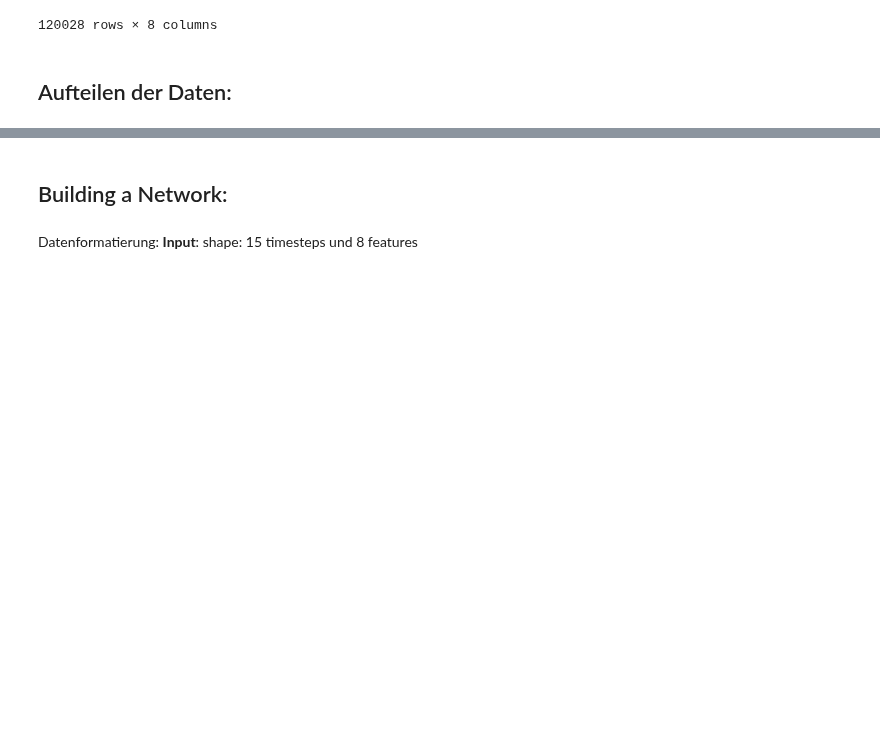
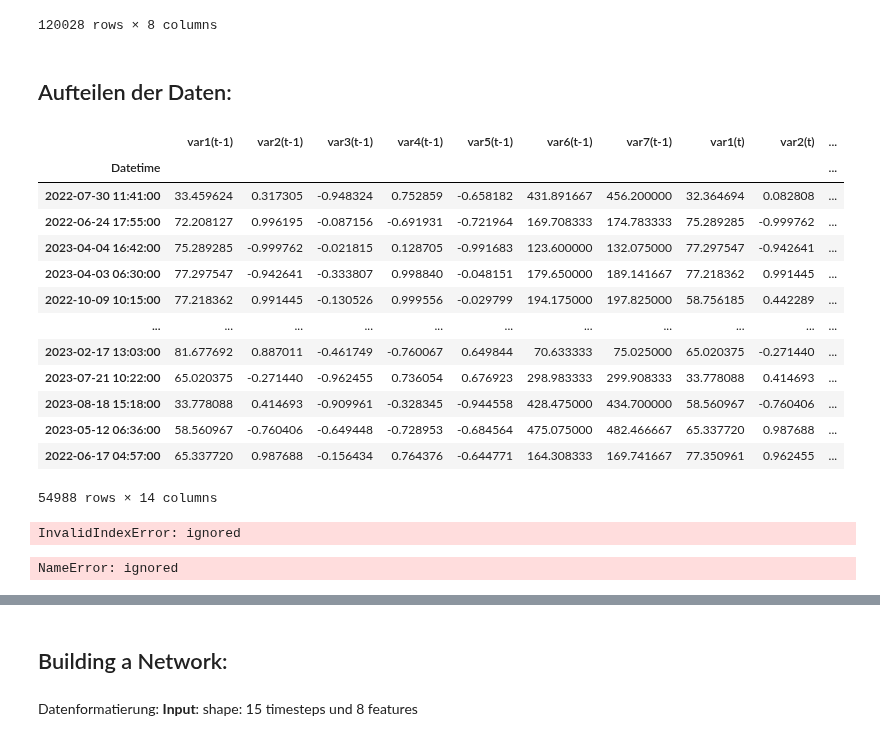
Before and after one commit to rjanow/Masterarbeit, a Jupyter notebook: 2.1_Modeling_and_Prediction.ipynb, the cells around one changed output, grey strips where cells are left out. Saved outputs shown, nothing was run; the diff lists cells and outputs as text; code cells hidden in the pictures; blank space fills up the shorter version.

```diff
--- a/2.1_Modeling_and_Prediction.ipynb
+++ b/2.1_Modeling_and_Prediction.ipynb
@@ -141,3 +141,6 @@ date_cos      float64
 Glo           float64
 Glo_SPLite    float64
 dtype: object
+# %%
+# Extrahieren der Spalten, die für das Modell genutzt werden sollen
+cols = list(df_model)[1:]
@@ -163,12 +170,3 @@ normalize(df_model, order = 1)
 120028 rows × 8 columns
 # %% [markdown]
 ## Aufteilen der Daten:
-# %%
-# Aufteilen der Messdaten in Train-, Test und Validierungsset
-
-# Zuerst teilen Sie den DataFrame in Trainingsdaten (70%) und einen kombinierten Validierungs-Test-Datensatz (30%).
-df_train, df_val_test = train_test_split(df_model, test_size=0.3, random_state=42)
-# Dann teilen Sie den kombinierten Validierungs-Test-Datensatz in Validierungs- und Testdatensätze (jeweils 50% davon).
-df_val, df_test = train_test_split(df_val_test, test_size=0.5, random_state=42)
-# %%
-target = df_train.pop("UVI")
@@ -174,0 +179,41 @@ target = df_train.pop("UVI")
+# %%
+# convert series to supervised learning
+def series_to_supervised(data, n_in=1, n_out=1, dropnan=True):
+  n_vars = 1 if type(data) is list else data.shape[1]
+  df = pd.DataFrame(data)
+  cols, names = list(), list()
+   # input sequence (t-n, ... t-1)
+  for i in range(n_in, 0, -1):
+    cols.append(df.shift(i))
+    names += [('var%d(t-%d)' % (j+1, i)) for j in range(n_vars)]
+  # forecast sequence (t, t+1, ... t+n)
+  for i in range(0, n_out):
+    cols.append(df.shift(-i))
+  if i == 0:
+    names += [('var%d(t)' % (j+1)) for j in range(n_vars)]
+  else:
+    names += [('var%d(t+%d)' % (j+1, i)) for j in range(n_vars)]
+  # put it all together
+  agg = pd.concat(cols, axis=1)
+  agg.columns = names
+  # drop rows with NaN values
+  if dropnan:
+    agg.dropna(inplace=True)
+  return agg
+# %%
+series_to_supervised(df_train, 1, 1)
+# %% [output]
+|  | var1(t-1) | var2(t-1) | var3(t-1) | var4(t-1) | var5(t-1) | var6(t-1) | var7(t-1) | var1(t) | var2(t) | ... |
+| Datetime |  |  |  |  |  |  |  |  |  | ... |
+| 2022-07-30 11:41:00 | 33.459624 | 0.317305 | -0.948324 | 0.752859 | -0.658182 | 431.891667 | 456.200000 | 32.364694 | 0.082808 | ... |
+| 2022-06-24 17:55:00 | 72.208127 | 0.996195 | -0.087156 | -0.691931 | -0.721964 | 169.708333 | 174.783333 | 75.289285 | -0.999762 | ... |
+| 2023-04-04 16:42:00 | 75.289285 | -0.999762 | -0.021815 | 0.128705 | -0.991683 | 123.600000 | 132.075000 | 77.297547 | -0.942641 | ... |
+| 2023-04-03 06:30:00 | 77.297547 | -0.942641 | -0.333807 | 0.998840 | -0.048151 | 179.650000 | 189.141667 | 77.218362 | 0.991445 | ... |
+| 2022-10-09 10:15:00 | 77.218362 | 0.991445 | -0.130526 | 0.999556 | -0.029799 | 194.175000 | 197.825000 | 58.756185 | 0.442289 | ... |
+| ... | ... | ... | ... | ... | ... | ... | ... | ... | ... | ... |
+| 2023-02-17 13:03:00 | 81.677692 | 0.887011 | -0.461749 | -0.760067 | 0.649844 | 70.633333 | 75.025000 | 65.020375 | -0.271440 | ... |
+| 2023-07-21 10:22:00 | 65.020375 | -0.271440 | -0.962455 | 0.736054 | 0.676923 | 298.983333 | 299.908333 | 33.778088 | 0.414693 | ... |
+| 2023-08-18 15:18:00 | 33.778088 | 0.414693 | -0.909961 | -0.328345 | -0.944558 | 428.475000 | 434.700000 | 58.560967 | -0.760406 | ... |
+| 2023-05-12 06:36:00 | 58.560967 | -0.760406 | -0.649448 | -0.728953 | -0.684564 | 475.075000 | 482.466667 | 65.337720 | 0.987688 | ... |
+| 2022-06-17 04:57:00 | 65.337720 | 0.987688 | -0.156434 | 0.764376 | -0.644771 | 164.308333 | 169.741667 | 77.350961 | 0.962455 | ... |
+54988 rows × 14 columns
@@ -175 +233,5 @@ target = df_train.pop("UVI")
+# %%
+X, Y = create_dataset(df_train)
+# %% [output]
+InvalidIndexError: ignored
 # %%
@@ -178,3 +240,7 @@ numeric_features = tf.convert_to_tensor(df_train)
+# %%
+x_train = train_data[[i for i in range(7)]].values
+# %% [output]
+NameError: ignored
 # %%
 numeric_dataset = tf.data.Dataset.from_tensor_slices((numeric_features, target))
 
```
Also changed, not shown: parts of 9 cells of this notebook.
